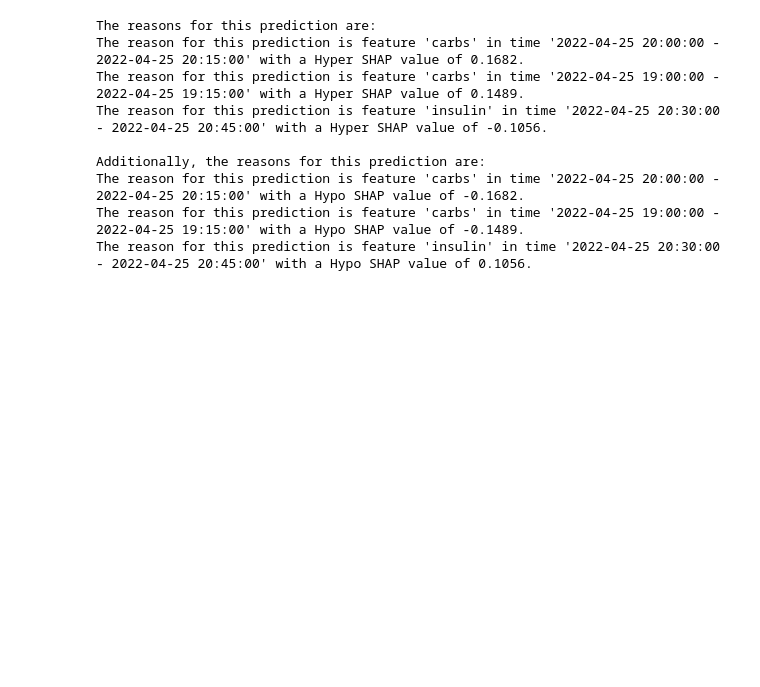
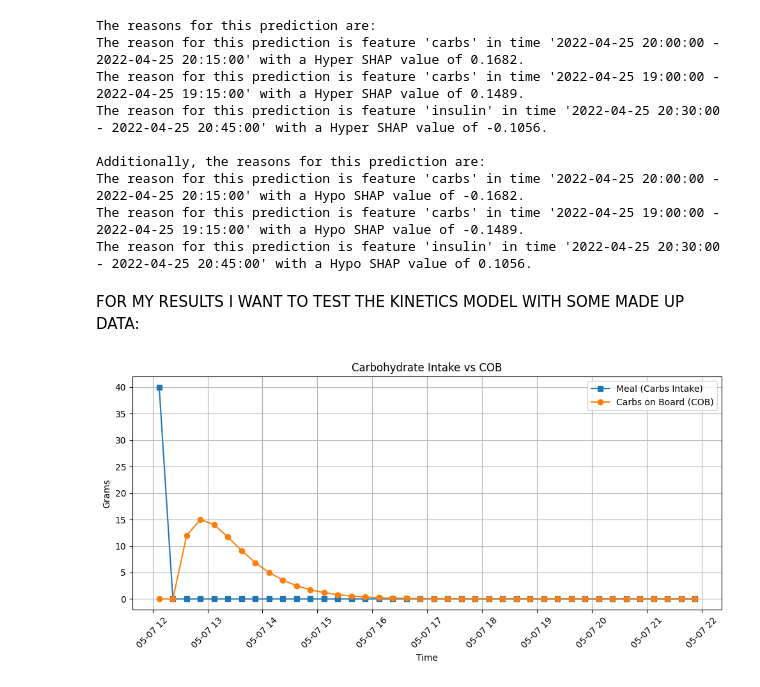
Before and after one commit to emmacscs/FinalProjectThesis, a Jupyter notebook: testings/preprocessing.ipynb, the cells around one changed output. Cells and saved outputs as stored; diff of their text form; code cells hidden in the pictures; blank space fills up the shorter version.

```diff
--- a/testings/preprocessing.ipynb
+++ b/testings/preprocessing.ipynb
@@ -933,3 +933,5 @@ Additionally, the reasons for this prediction are:
 The reason for this prediction is feature 'carbs' in time '2022-04-25 20:00:00 - 2022-04-25 20:15:00' with a Hypo SHAP value of -0.1682.
 The reason for this prediction is feature 'carbs' in time '2022-04-25 19:00:00 - 2022-04-25 19:15:00' with a Hypo SHAP value of -0.1489.
 The reason for this prediction is feature 'insulin' in time '2022-04-25 20:30:00 - 2022-04-25 20:45:00' with a Hypo SHAP value of 0.1056.
+# %% [markdown]
+FOR MY RESULTS I WANT TO TEST THE KINETICS MODEL WITH SOME MADE UP DATA:
@@ -935,0 +985,15 @@ The reason for this prediction is feature 'insulin' in time '2022-04-25 20:30:00
+# %%
+# === PLOT 1: Meal vs COB ===
+plt.figure(figsize=(10, 5))
+plt.plot(df_kinetics['Time'], df_kinetics['Carbohydrates'], label='Meal (Carbs Intake)', marker='s')
+plt.plot(df_kinetics['Time'], df_kinetics['COB'], label='Carbs on Board (COB)', marker='o')
+plt.xlabel('Time')
+plt.ylabel('Grams')
+plt.title('Carbohydrate Intake vs COB')
+plt.legend()
+plt.xticks(rotation=45)
+plt.grid(True)
+plt.tight_layout()
+plt.show()
+# %% [output]
+[figure, added]
```
Also changed, not shown: parts of 2 cells of this notebook.
